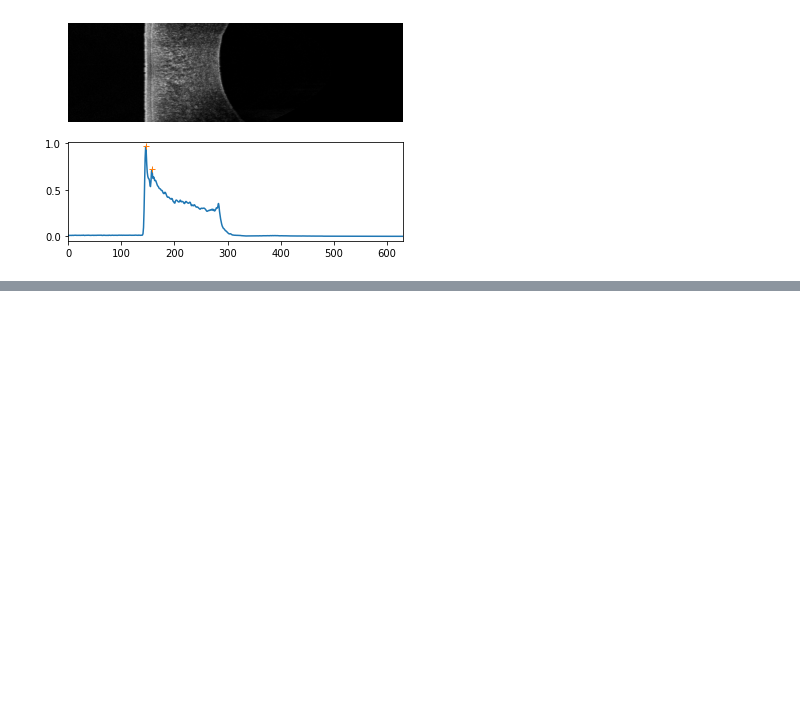
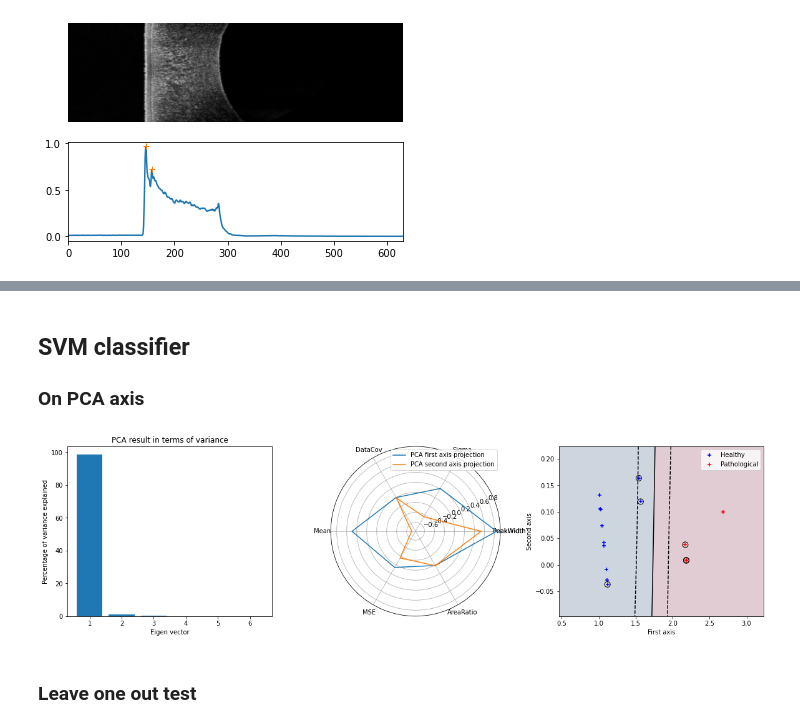
Before and after one commit to Coohrentiin/Quantification_of_corneal_surgery_antecedent, a Jupyter notebook: quatification_test.ipynb, the cells around one changed output, grey strips where cells are left out. Cells and saved outputs as stored; diff of their text form; code cells hidden in the pictures; blank space fills up the shorter version.

```diff
--- a/quatification_test.ipynb
+++ b/quatification_test.ipynb
@@ -353,0 +305,65 @@ print(y)
+# %% [markdown]
+## SVM classifier
+### On PCA axis
+# %%
+from sklearn.decomposition import PCA
+from sklearn import svm
+
+data_copy=data.drop(["Healthy","Origin"],axis=1)
+N=len(data_copy)
+K=len(data_copy.columns)
+pca = PCA()
+pca.fit(data_copy)
+
+
+plt.figure(figsize=(20,5))
+plt.subplot(131)
+plt.bar(np.arange(1,K+1,1),pca.explained_variance_ratio_*100)
+plt.xlabel('Eigen vector')
+plt.ylabel('Percentage of variance explained')
+plt.title("PCA result in terms of variance")
+plt.subplot(132,polar=True)
+categories = data_copy.columns
+categories = [*categories, categories[0]]
+axis1= pca.components_[0]
+axis1 = [*axis1, axis1[0]]
+axis2= pca.components_[1]
+axis2 = [*axis2, axis2[0]]
+label_loc = np.linspace(start=0, stop=2 * np.pi, num=len(axis1))
+plt.plot(label_loc, axis1, label='PCA first axis projection')
+plt.plot(label_loc, axis2, label='PCA second axis projection')
+lines, labels = plt.thetagrids(np.degrees(label_loc), labels=categories)
+plt.legend()
+
+X=np.sum(data_copy*pca.components_[0],axis=1)
+Y=np.sum(data_copy*pca.components_[1],axis=1)
+Z=np.array([X.to_numpy().T,Y.to_numpy().T]).T
+C=np.array([data["Healthy"].to_numpy()]).T
+clf = svm.SVC()
+clf.fit(Z, C)
+x_min = Z[:, 0].min()-1*np.std(Z[:, 0])
+x_max = Z[:, 0].max()+1*np.std(Z[:, 0])
+y_min = Z[:, 1].min()-1*np.std(Z[:, 1])
+y_max = Z[:, 1].max()+1*np.std(Z[:, 1])
+
+XX, YY = np.mgrid[x_min:x_max:200j, y_min:y_max:200j]
+Z = clf.decision_function(np.c_[XX.ravel(), YY.ravel()])
+Z = Z.reshape(XX.shape)
+
+plt.subplot(133)
+plt.scatter(X[data["Healthy"]==1],Y[data["Healthy"]==1],c="b",marker="+",label="Healthy",zorder=10)
+plt.scatter(X[data["Healthy"]==0],Y[data["Healthy"]==0],c="r",marker="+",label="Pathological",zorder=10)
+
+plt.scatter(clf.support_vectors_[:, 0],clf.support_vectors_[:, 1],s=80,facecolors="none",zorder=10,edgecolors="k")
+plt.pcolormesh(XX, YY, Z > 0, cmap="RdBu",alpha=0.2) #plt.cm.Paired
+plt.contour(XX,YY,Z,colors=["k", "k", "k"],linestyles=["--", "-", "--"],levels=[-0.5, 0, 0.5])
+plt.xlabel("First axis")
+plt.ylabel("Second axis")
+plt.legend()
+
+pca = PCA(n_components=2)
+data_proj=pca.fit(data_copy,data["Healthy"])
+# %% [output]
+[figure, added]
+# %% [markdown]
+### Leave one out test
```
Also changed, not shown: parts of 14 cells of this notebook, 5 other files.
